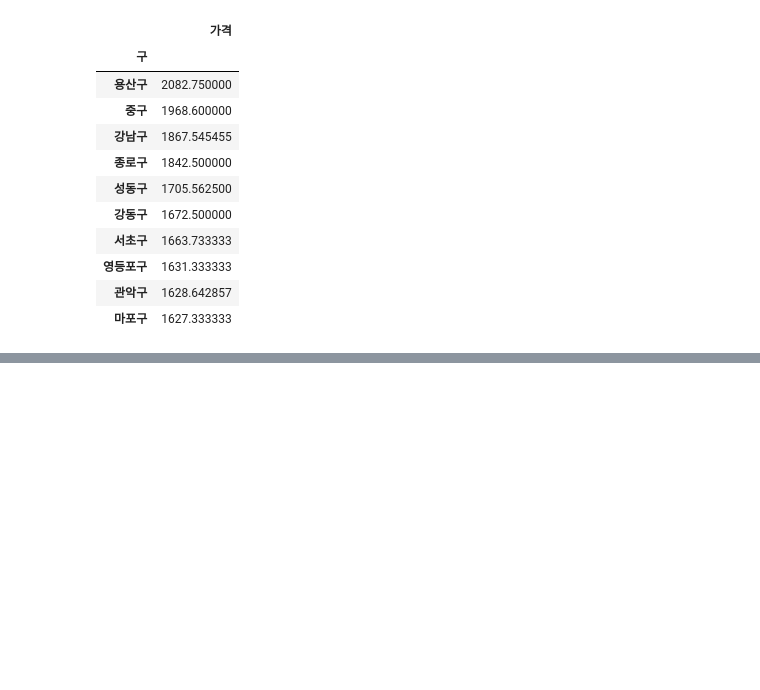
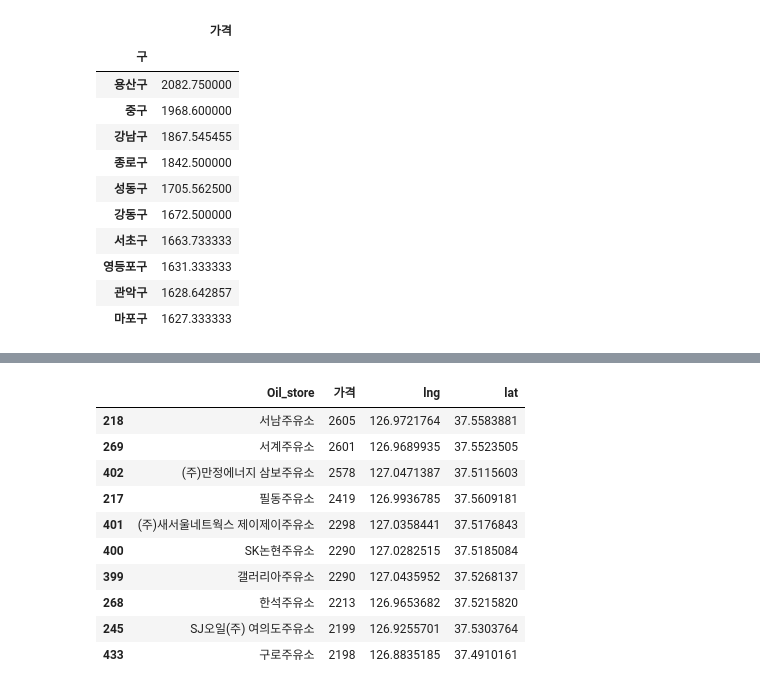
Before and after one commit to LeeHosik/Python-Study, a Jupyter notebook: DataAnalysis/Note/12.서울시 유가 정보 분석.ipynb, the cells around one changed output, grey strips where cells are left out. Cells and saved outputs as stored; diff of their text form; code cells hidden in the pictures; blank space fills up the shorter version.

```diff
--- a/DataAnalysis/Note/12.서울시 유가 정보 분석.ipynb
+++ b/DataAnalysis/Note/12.서울시 유가 정보 분석.ipynb
@@ -360,0 +347,20 @@ stations[['구','가격']].pivot_table('가격', index='구').sort_values(by='
+# %%
+geo_path = "../Data/skorea_municipalities_geo_simple.json"
+geo_str = json.load(open(geo_path, encoding= ' utf-8'))
+
+map = folium.Map(
+    location = [37.55, 126.98],
+    zoom_start = 11,
+    tiles = 'Stamen Toner'
+)
+
+folium.Choropleth(
+    geo_data = geo_str,
+    data = gu_data,
+    columns = [gu_data.index, '가격'],
+    fill_color = 'PuRd',
+    fill = True,
+    key_on = 'feature.id'
+).add_to(map)
+
+map
@@ -360,0 +448,14 @@ stations[['구','가격']].pivot_table('가격', index='구').sort_values(by='
+# %%
+highPrice
+# %% [output]
+|  | Oil_store | 가격 | lng | lat |
+| 218 | 서남주유소 | 2605 | 126.9721764 | 37.5583881 |
+| 269 | 서계주유소 | 2601 | 126.9689935 | 37.5523505 |
+| 402 | (주)만정에너지 삼보주유소 | 2578 | 127.0471387 | 37.5115603 |
+| 217 | 필동주유소 | 2419 | 126.9936785 | 37.5609181 |
+| 401 | (주)새서울네트웍스 제이제이주유소 | 2298 | 127.0358441 | 37.5176843 |
+| 400 | SK논현주유소 | 2290 | 127.0282515 | 37.5185084 |
+| 399 | 갤러리아주유소 | 2290 | 127.0435952 | 37.5268137 |
+| 268 | 한석주유소 | 2213 | 126.9653682 | 37.5215820 |
+| 245 | SJ오일(주) 여의도주유소 | 2199 | 126.9255701 | 37.5303764 |
+| 433 | 구로주유소 | 2198 | 126.8835185 | 37.4910161 |
```
Also changed, not shown: parts of 13 cells of this notebook, 16 other files.
